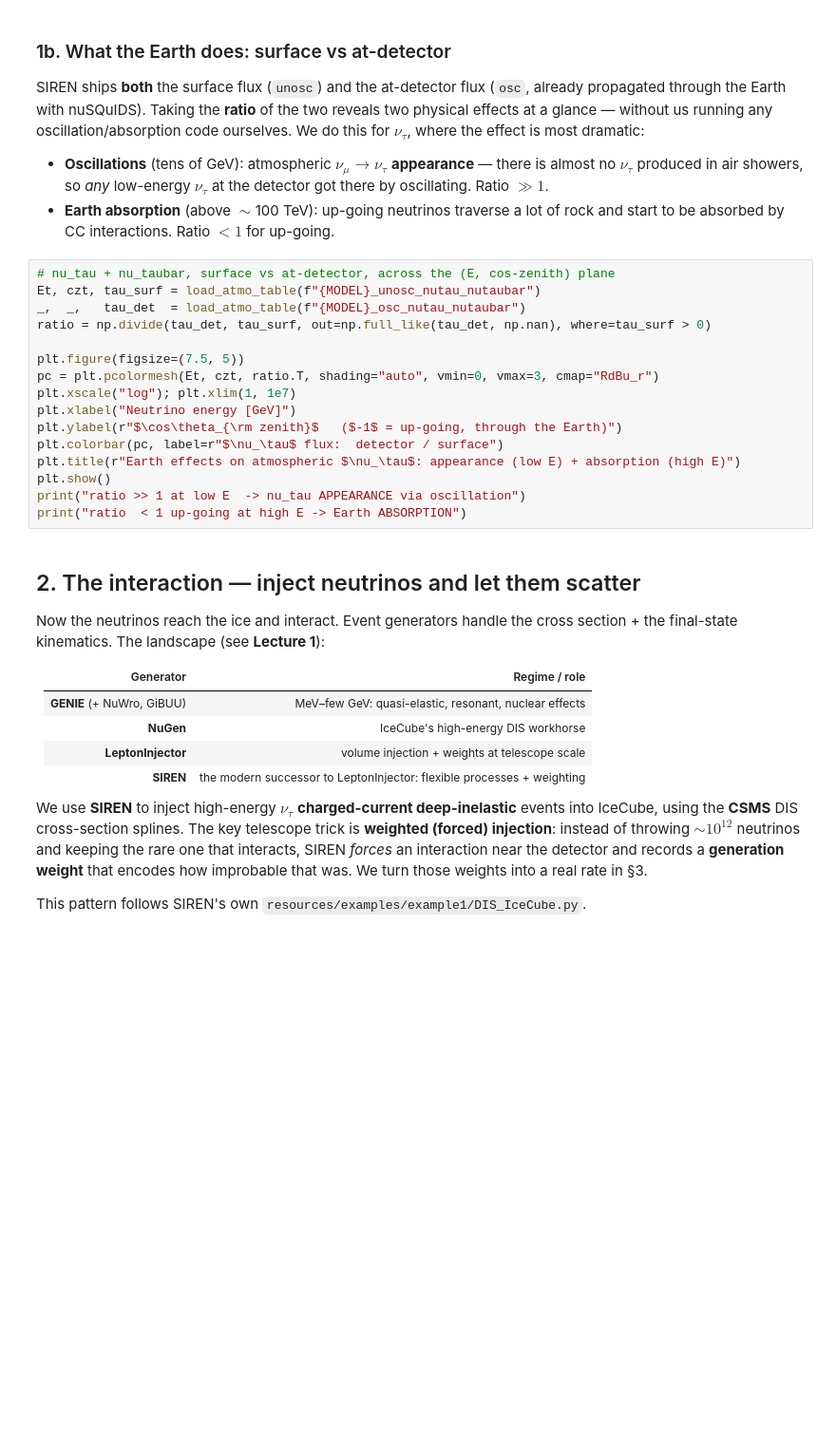
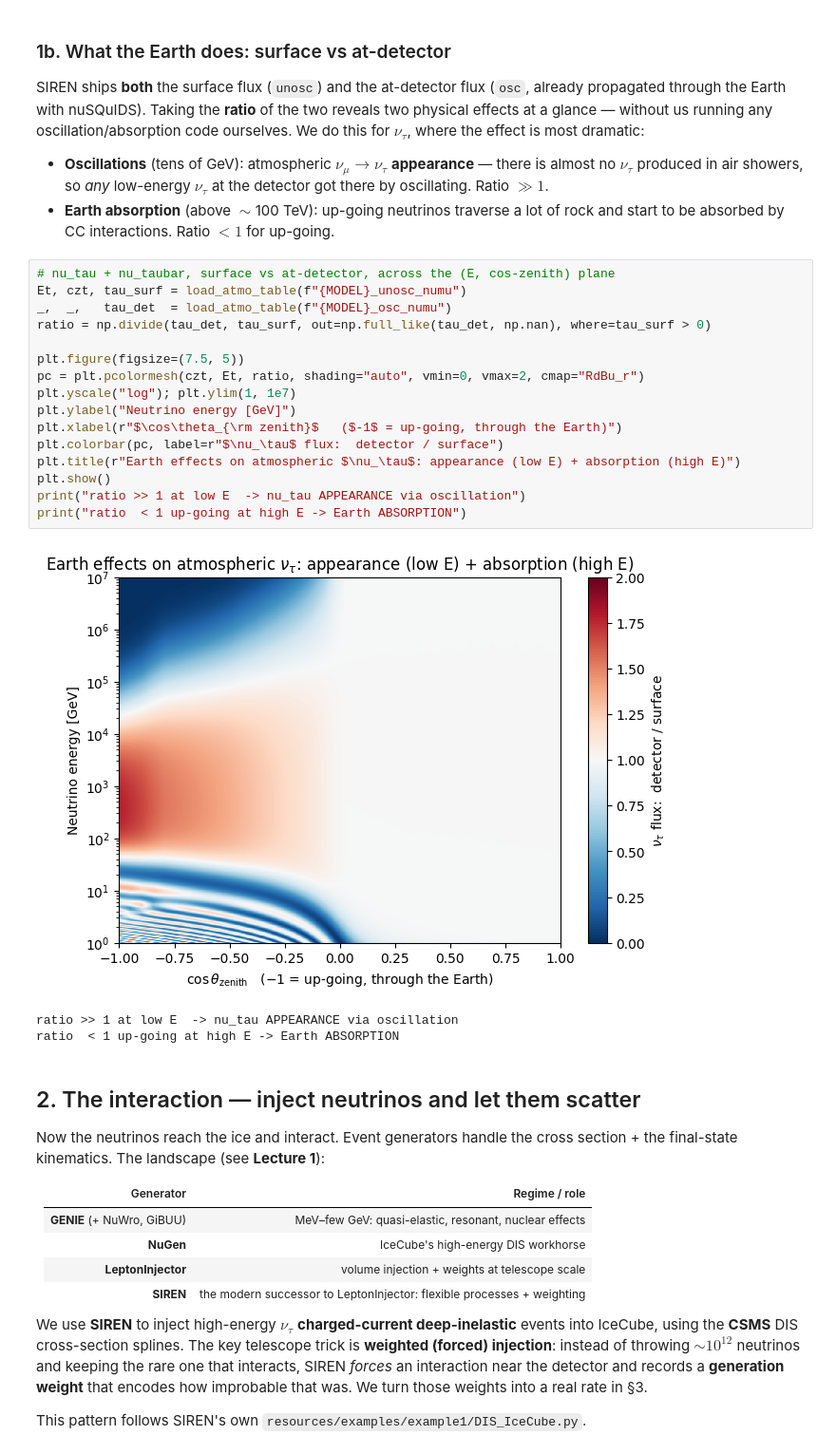
Before and after one commit to nickkamp1/CNP_Neutrino_Interactions, a Jupyter notebook: Lecture3_Simulation/1_SIREN_flux_injection_weights.ipynb, the cells around one changed output. Shown at 95% size. Saved outputs shown, nothing was run; the diff lists cells and outputs as text; blank space fills up the shorter version.

```diff
--- a/Lecture3_Simulation/1_SIREN_flux_injection_weights.ipynb
+++ b/Lecture3_Simulation/1_SIREN_flux_injection_weights.ipynb
@@ -234,20 +236,24 @@ where the effect is most dramatic:
   be absorbed by CC interactions. Ratio $< 1$ for up-going.
 # %%
 # nu_tau + nu_taubar, surface vs at-detector, across the (E, cos-zenith) plane
-Et, czt, tau_surf = load_atmo_table(f"{MODEL}_unosc_nutau_nutaubar")
-_,  _,   tau_det  = load_atmo_table(f"{MODEL}_osc_nutau_nutaubar")
+Et, czt, tau_surf = load_atmo_table(f"{MODEL}_unosc_numu")
+_,  _,   tau_det  = load_atmo_table(f"{MODEL}_osc_numu")
 ratio = np.divide(tau_det, tau_surf, out=np.full_like(tau_det, np.nan), where=tau_surf > 0)
 
 plt.figure(figsize=(7.5, 5))
-pc = plt.pcolormesh(Et, czt, ratio.T, shading="auto", vmin=0, vmax=3, cmap="RdBu_r")
-plt.xscale("log"); plt.xlim(1, 1e7)
-plt.xlabel("Neutrino energy [GeV]")
-plt.ylabel(r"$\cos\theta_{\rm zenith}$   ($-1$ = up-going, through the Earth)")
+pc = plt.pcolormesh(czt, Et, ratio, shading="auto", vmin=0, vmax=2, cmap="RdBu_r")
+plt.yscale("log"); plt.ylim(1, 1e7)
+plt.ylabel("Neutrino energy [GeV]")
+plt.xlabel(r"$\cos\theta_{\rm zenith}$   ($-1$ = up-going, through the Earth)")
 plt.colorbar(pc, label=r"$\nu_\tau$ flux:  detector / surface")
 plt.title(r"Earth effects on atmospheric $\nu_\tau$: appearance (low E) + absorption (high E)")
 plt.show()
 print("ratio >> 1 at low E  -> nu_tau APPEARANCE via oscillation")
 print("ratio  < 1 up-going at high E -> Earth ABSORPTION")
+# %% [output]
+[figure, added]
+ratio >> 1 at low E  -> nu_tau APPEARANCE via oscillation
+ratio  < 1 up-going at high E -> Earth ABSORPTION
 # %% [markdown]
 ## 2. The interaction — inject neutrinos and let them scatter
 
```
Also changed, not shown: parts of 7 cells of this notebook, 5 other files.
